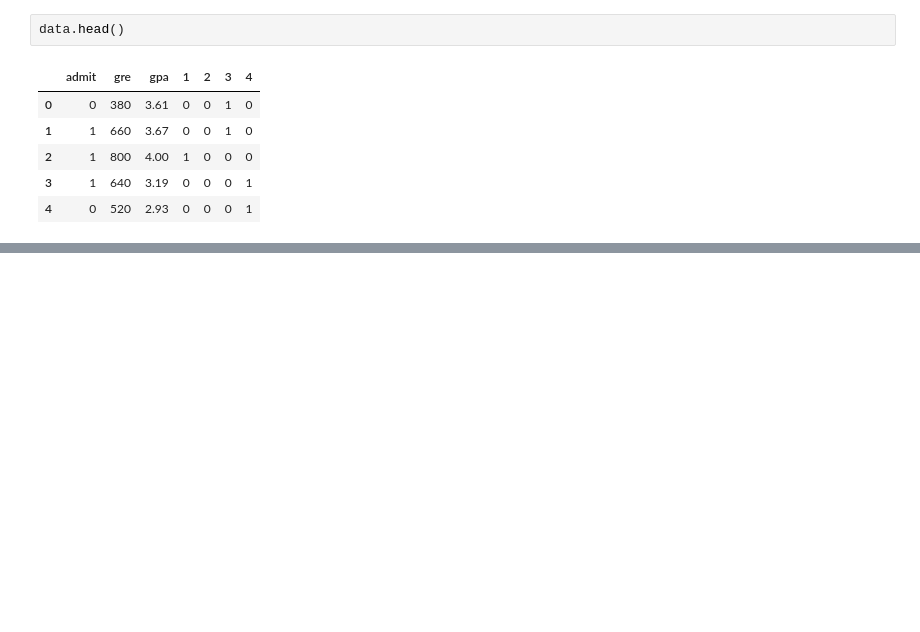
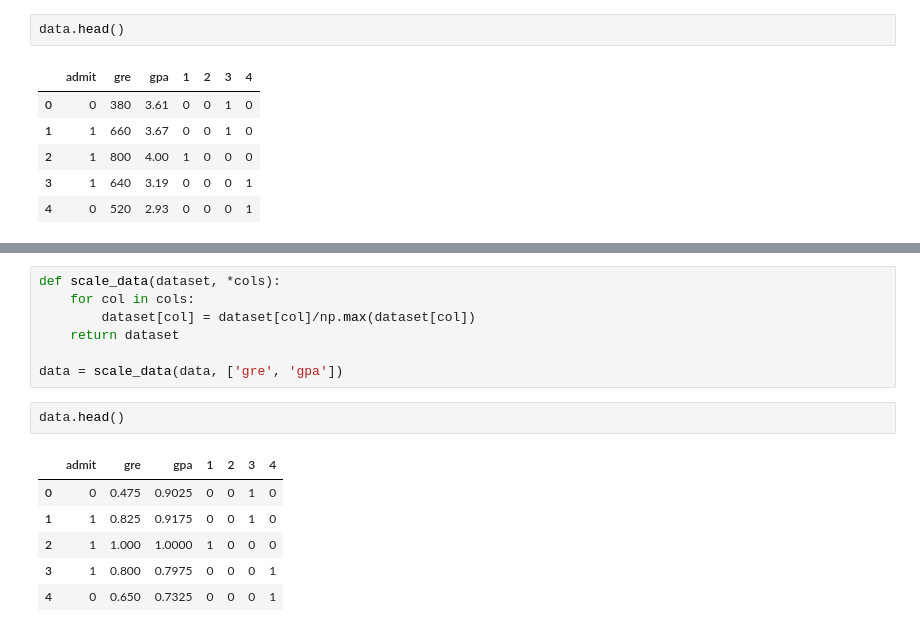
Before and after one commit to vipul02/DeepLearning, a Jupyter notebook: 2. Neural Networks/2. Gradient Descent/Student Admissions at UCLA.ipynb, the cells around one changed output, grey strips where cells are left out. Saved outputs shown, nothing was run; the diff lists cells and outputs as text; blank space fills up the shorter version.

Commit message:
Scaling of the data completed

```diff
--- a/2. Neural Networks/2. Gradient Descent/Student Admissions at UCLA.ipynb
+++ b/2. Neural Networks/2. Gradient Descent/Student Admissions at UCLA.ipynb
@@ -88,0 +93,16 @@ data.head()
+# %%
+def scale_data(dataset, *cols):
+    for col in cols:
+        dataset[col] = dataset[col]/np.max(dataset[col])
+    return dataset
+
+data = scale_data(data, ['gre', 'gpa'])
+# %%
+data.head()
+# %% [output]
+|  | admit | gre | gpa | 1 | 2 | 3 | 4 |
+| 0 | 0 | 0.475 | 0.9025 | 0 | 0 | 1 | 0 |
+| 1 | 1 | 0.825 | 0.9175 | 0 | 0 | 1 | 0 |
+| 2 | 1 | 1.000 | 1.0000 | 1 | 0 | 0 | 0 |
+| 3 | 1 | 0.800 | 0.7975 | 0 | 0 | 0 | 1 |
+| 4 | 0 | 0.650 | 0.7325 | 0 | 0 | 0 | 1 |
```
Also changed, not shown: parts of 3 cells of this notebook.
